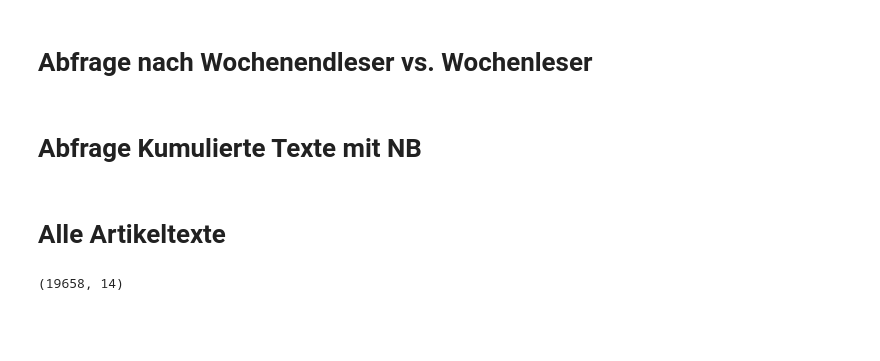
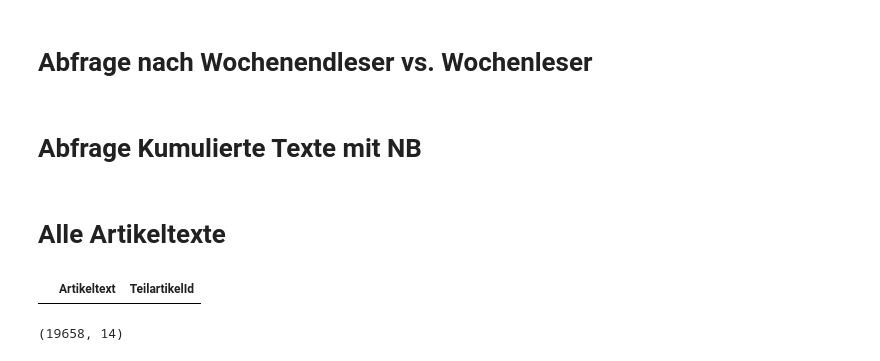
Before and after one commit to feliximpark/lesewert_start, a Jupyter notebook: SQL-Abfrage Geschlecht_Alter.ipynb, the cells around one changed output. Saved outputs shown, nothing was run; the diff lists cells and outputs as text; code cells hidden in the pictures; blank space fills up the shorter version.

```diff
--- a/SQL-Abfrage Geschlecht_Alter.ipynb
+++ b/SQL-Abfrage Geschlecht_Alter.ipynb
@@ -164,7 +175,11 @@ FROM Teilartikelinhalte te
 cnxn = pyodbc.connect('DRIVER='+driver+';SERVER='+server+';DATABASE='+database+';UID='+username+';PWD='+ password)
 cursor = cnxn.cursor()
 # %%
-df_all = pd.read_sql(sql_all, cnxn)
+df_sportregional = pd.read_sql(sql_all, cnxn)
+# %%
+df_sportregional
+# %% [output]
+|  | Artikeltext | TeilartikelId |
 # %%
 df_all.shape
 # %% [output]
```
Also changed, not shown: parts of 6 cells of this notebook, 3 other files.
